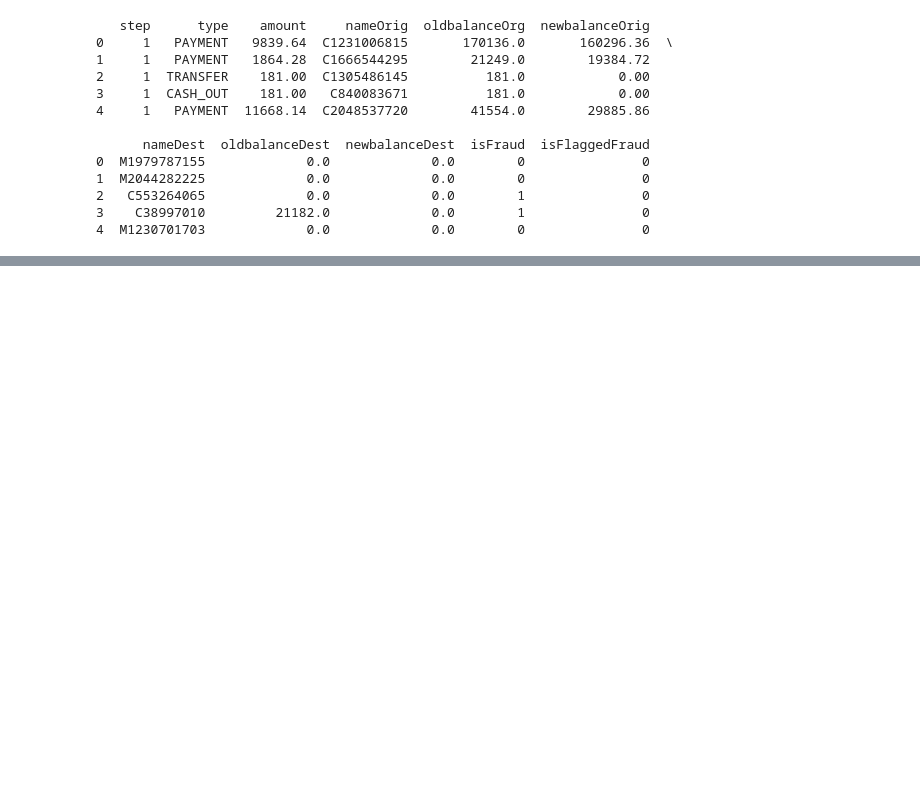
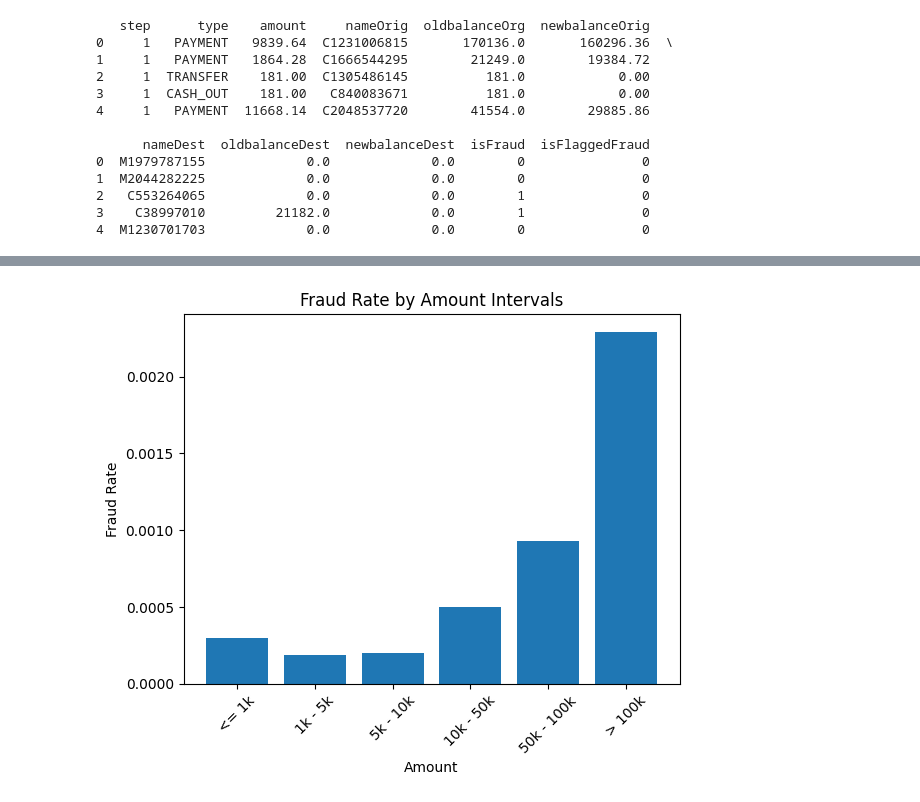
Before and after one commit to RobertKS123/ACML_Assignment, a Jupyter notebook: Project.ipynb, the cells around one changed output, grey strips where cells are left out. Drawn from its saved outputs; the diff is of its cells as text; code cells hidden in the pictures; blank space fills up the shorter version.

```diff
--- a/Project.ipynb
+++ b/Project.ipynb
@@ -21,0 +69,16 @@ print(df.head())
+# %%
+amount_bins = [0, 1000, 5000, 10000, 50000, 100000, np.inf]
+bin_labels = ['<= 1k', '1k - 5k', '5k - 10k', '10k - 50k', '50k - 100k', '> 100k']
+
+df['amount_bin'] = pd.cut(df['amount'], bins=amount_bins, labels=bin_labels)
+
+fraud_rate = df.groupby('amount_bin')['isFraud'].mean()
+
+plt.bar(bin_labels, fraud_rate)
+plt.xlabel('Amount')
+plt.ylabel('Fraud Rate')
+plt.title('Fraud Rate by Amount Intervals')
+plt.xticks(rotation=45)
+plt.show()
+# %% [output]
+[figure, added]
```
Also changed, not shown: parts of 7 cells of this notebook, 1 other file.
